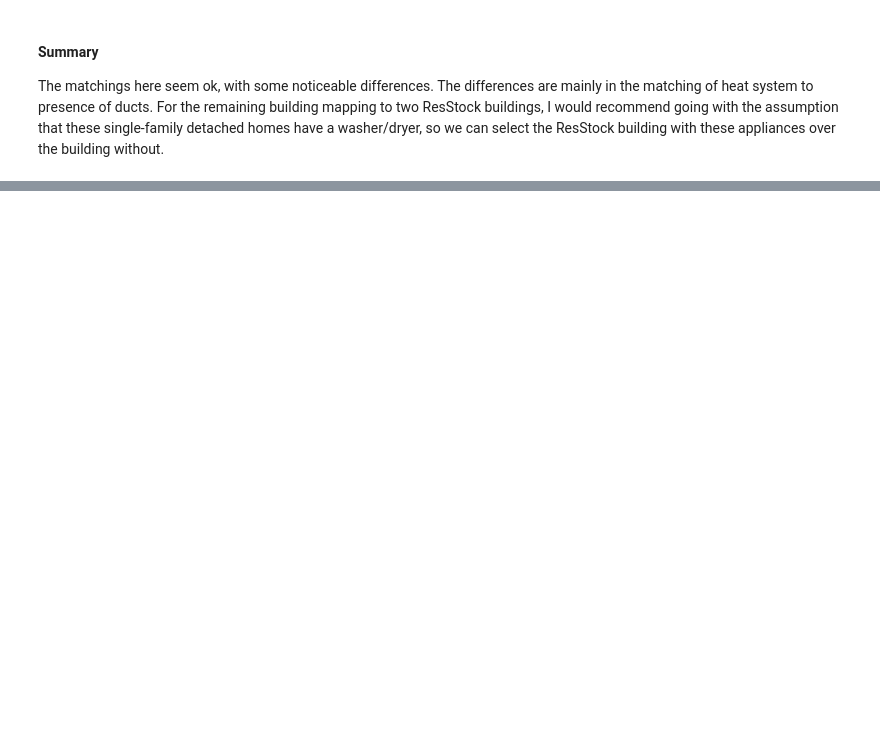
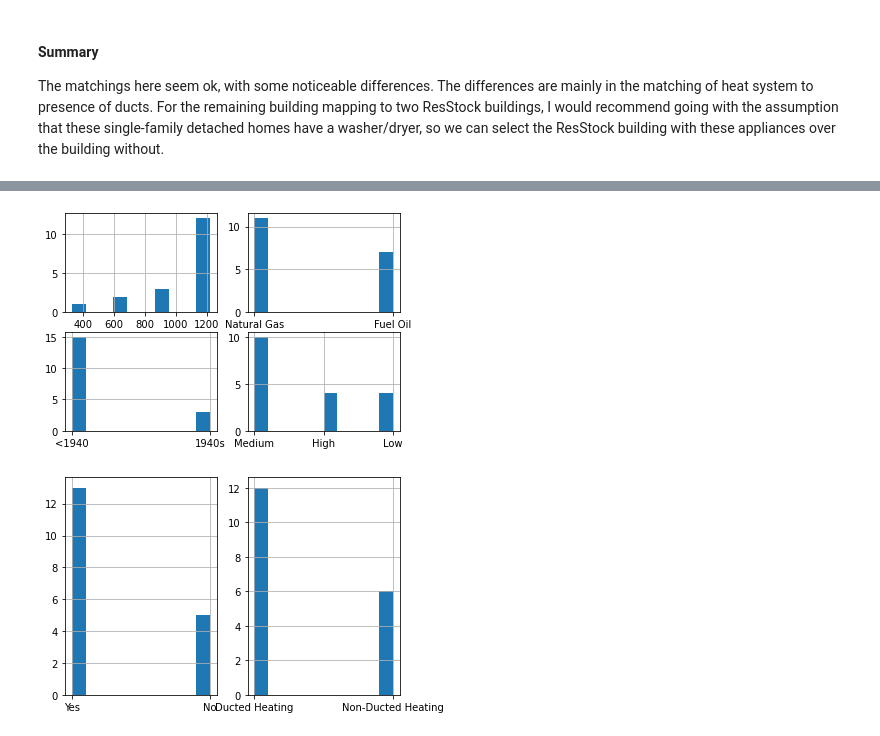
Before and after one commit to Groundworkdata/segment-iat, a Jupyter notebook: resstock_explore/resstock_parcel_match.ipynb, the cells around one changed output, grey strips where cells are left out. Saved outputs shown, nothing was run; the diff lists cells and outputs as text; code cells hidden in the pictures; blank space fills up the shorter version.

```diff
--- a/resstock_explore/resstock_parcel_match.ipynb
+++ b/resstock_explore/resstock_parcel_match.ipynb
@@ -549,0 +608,9 @@ This presents a few questions we may want to ask ourselves to update how we are
+# %%
+"""
+0-499|1000-1499|1500-1999|2000-2499|2500-2999|3000-3999|4000+|500-749|750-999
+0-1499|1500-2499|2500-3999|4000+
+"""
+
+test_metadata_df_gflabin = metadata_df[metadata_df["in.geometry_floor_area_bin"]=="0-1499"]
+print(len(test_metadata_df_gflabin))
+print(1 - len(test_metadata_df_gflabin) / len(metadata_df))
@@ -549,0 +695,6 @@ This presents a few questions we may want to ask ourselves to update how we are
+# %%
+print_hists_of_subsets(test_metadata_df_gflabin)
+print_hvac_chars(test_metadata_df_gflabin)
+# %% [output]
+[figure, added]
+[figure, added]
```
Also changed, not shown: parts of 24 cells of this notebook, 16 other files.
